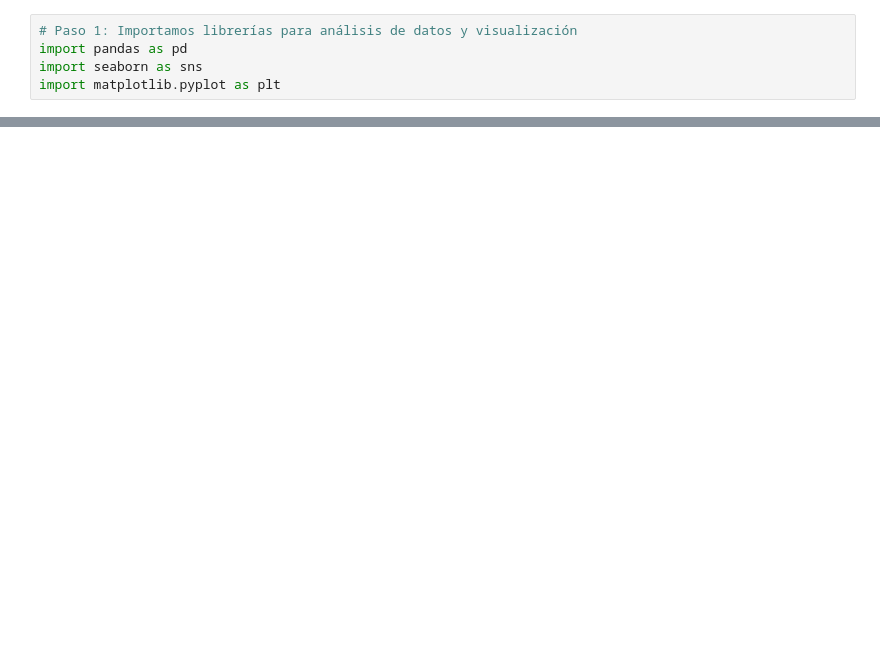
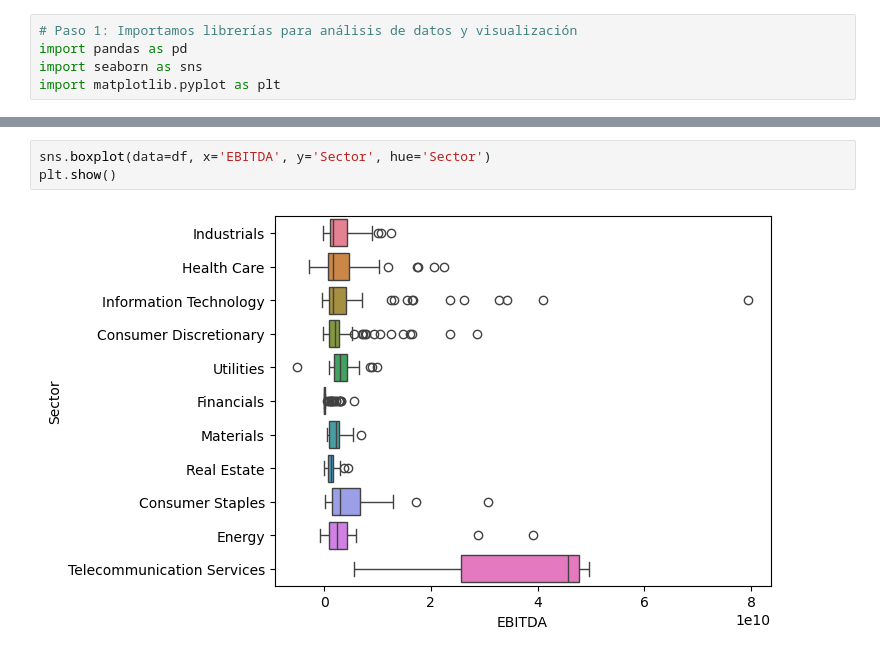
Before and after one commit to LupumGriseo/Proyectos-AED, a Jupyter notebook: Analisis_bivariado.ipynb, the cells around one changed output, grey strips where cells are left out. Drawn from its saved outputs; the diff is of its cells as text; blank space fills up the shorter version.

```diff
--- a/Analisis_bivariado.ipynb
+++ b/Analisis_bivariado.ipynb
@@ -26,0 +39,5 @@ plt.show()
+# %%
+sns.boxplot(data=df, x='EBITDA', y='Sector', hue='Sector')
+plt.show()
+# %% [output]
+[figure, added]
```
Also changed, not shown: parts of 7 cells of this notebook.
